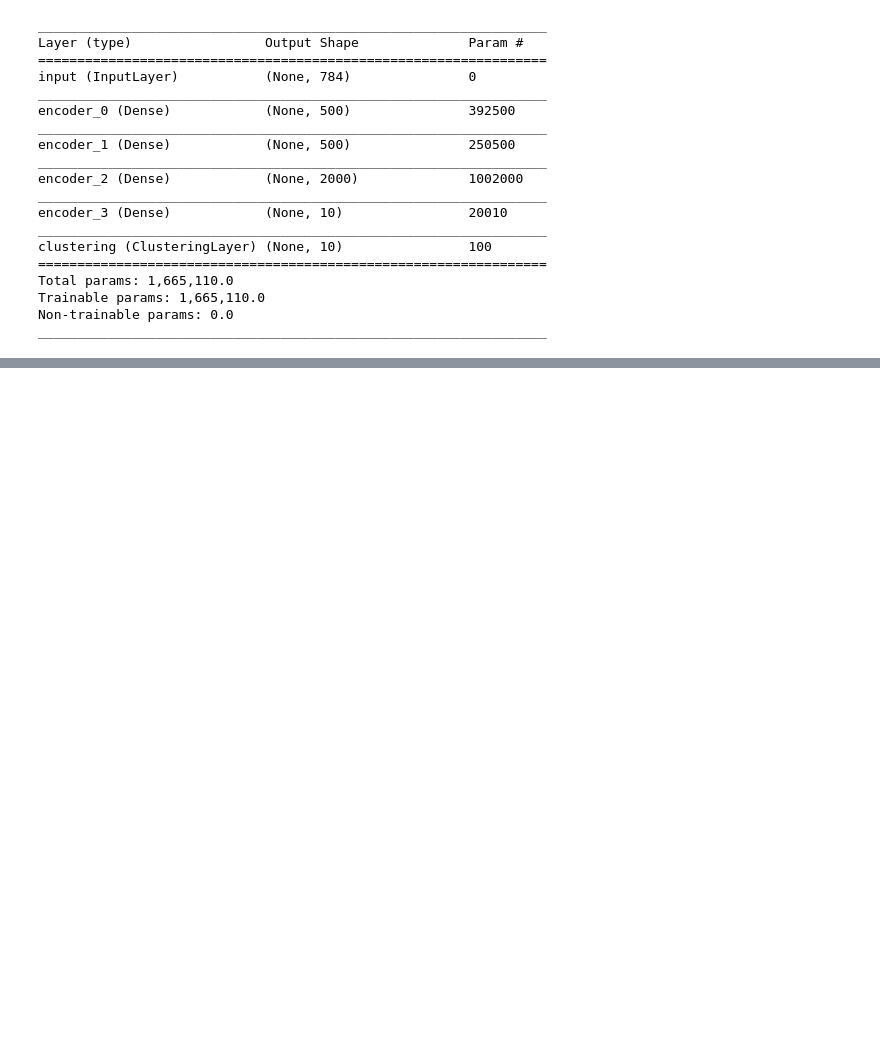
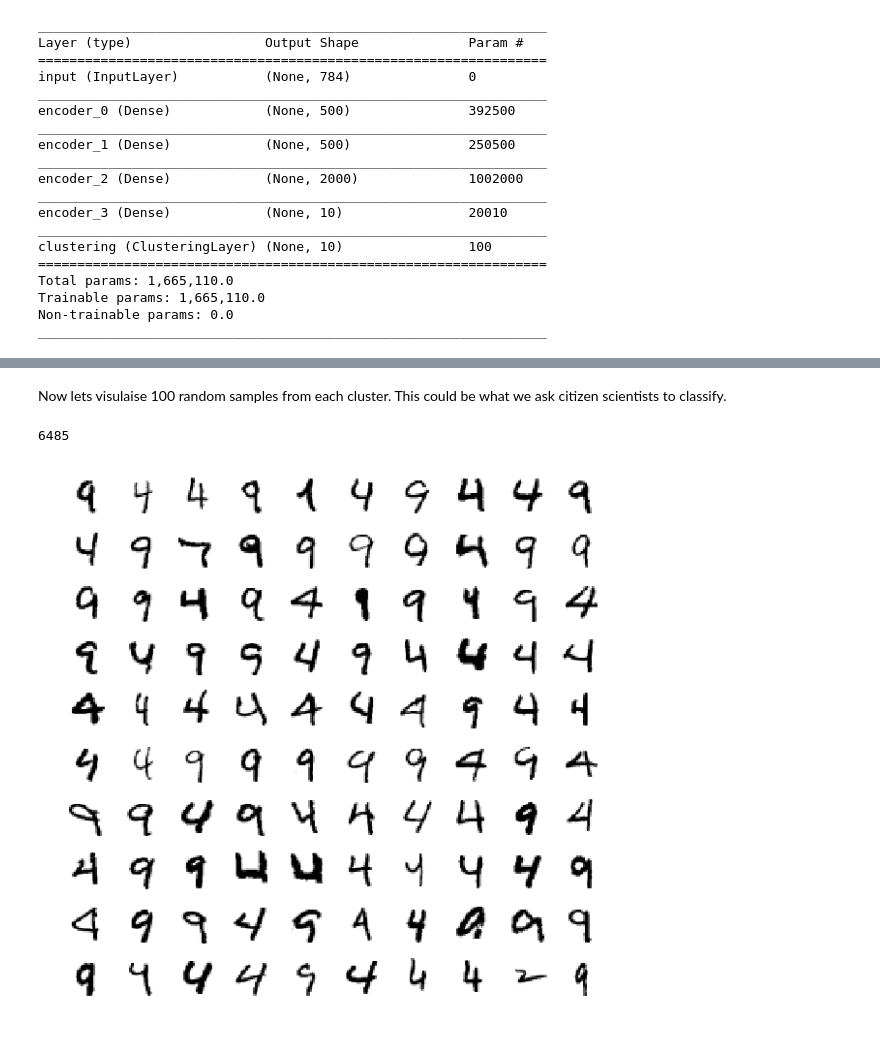
Before and after one commit to dwright04/machine_augmented_classification, a Jupyter notebook: notebooks/Unsupervised_Deep_Embedding_Clustering_for_Zooniverse.ipynb, the cells around one changed output, grey strips where cells are left out. Cells and saved outputs as stored; diff of their text form; code cells hidden in the pictures; blank space fills up the shorter version.

```diff
--- a/notebooks/Unsupervised_Deep_Embedding_Clustering_for_Zooniverse.ipynb
+++ b/notebooks/Unsupervised_Deep_Embedding_Clustering_for_Zooniverse.ipynb
@@ -123,0 +152,17 @@ The above gives our Unsupervised benchmark accuracy of 87.55% on the entire MNIS
+# %%
+n_classes = 10 # We know this from the data, but may not for a real project
+
+one_hot_encoded = np_utils.to_categorical(y, n_classes)
+
+cluster_to_label_mapping = np.zeros((n_clusters,)) # will be a mapping from the cluster index to the label assigned to that cluster
+majority_class_pred = np.zeros(y.shape)
+for cluster in range(n_clusters):
+  cluster_indices = np.where(y_pred == cluster)[0]
+  n_assigned_examples = cluster_indices.shape[0]
+  cluster_labels = one_hot_encoded[cluster_indices]
+  cluster_label_fractions = np.mean(cluster_labels, axis=0)
+  majority_cluster_class = np.argmax(cluster_label_fractions)
+  #cluster_to_label_mapping[majority_cluster_class] += cluster
+  cluster_to_label_mapping[cluster] += majority_cluster_class
+  majority_class_pred[cluster_indices] += majority_cluster_class
+  print(cluster, n_assigned_examples, majority_cluster_class, cluster_label_fractions[majority_cluster_class])
@@ -123,0 +180,30 @@ The above gives our Unsupervised benchmark accuracy of 87.55% on the entire MNIS
+# %% [markdown]
+Now lets visulaise 100 random samples from each cluster.  This could be what we ask citizen scientists to classify.
+# %%
+def getDimensions(n):
+  dim = int(np.ceil(np.sqrt(n)))
+  return (dim, dim)
+# %%
+def plotCluster(cluster_labels, cluster, X, image_dim, limit=200, cmap='gray_r'):
+  indices = np.where(cluster_labels == cluster)[0] # get the examples assigned to cluster 0
+  order = np.random.permutation(len(indices))
+  indices = indices[order]
+  n = np.where(cluster_labels == cluster)[0].shape[0]
+  print(n)
+  if n > limit:
+    indices = indices[:limit]
+    n = limit
+
+  dims = getDimensions(n)
+
+  fig = plt.figure(figsize=(10,10))
+  for i in range(n):
+    ax = fig.add_subplot(dims[0],dims[1],i+1)
+    ax.imshow(np.reshape(X[indices[i]], (image_dim,image_dim), order='C'), cmap=cmap)
+    plt.axis('off')
+  plt.show()
+# %%
+plotCluster(y_pred, 4, x, 28, limit=100) # this would be a candidate to dissolve
+# %% [output]
+6485
+[figure, added]
```
Also changed, not shown: parts of 25 cells of this notebook.
